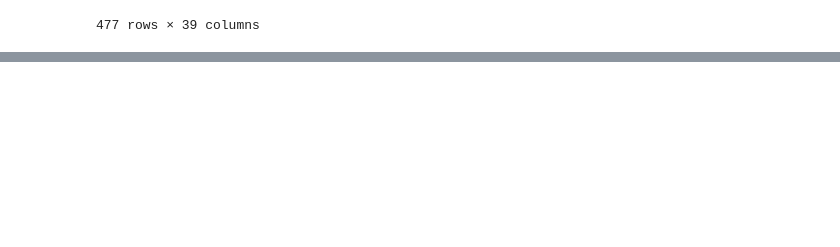
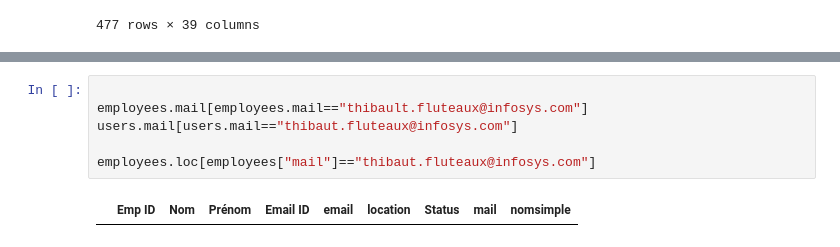
Before and after one commit to clementsoullard/sudoku-resolver, a Jupyter notebook: comiteo/Miseajourcomiteo.ipynb, the cells around one changed output, grey strips where cells are left out. Saved outputs shown, nothing was run; the diff lists cells and outputs as text; blank space fills up the shorter version.

```diff
--- a/comiteo/Miseajourcomiteo.ipynb
+++ b/comiteo/Miseajourcomiteo.ipynb
@@ -206,3 +263,11 @@ Index([], dtype='int64')
+# %%
+
+employees.mail[employees.mail=="thibault.fluteaux@infosys.com"]
+users.mail[users.mail=="thibaut.fluteaux@infosys.com"]
+
+employees.loc[employees["mail"]=="thibaut.fluteaux@infosys.com"]
+# %% [output]
+|  | Emp ID | Nom | Prénom | Email ID | email | location | Status | mail | nomsimple |
 # %%
 from IPython.core.display import HTML
 trouves=[]
```
Also changed, not shown: parts of 5 cells of this notebook.
